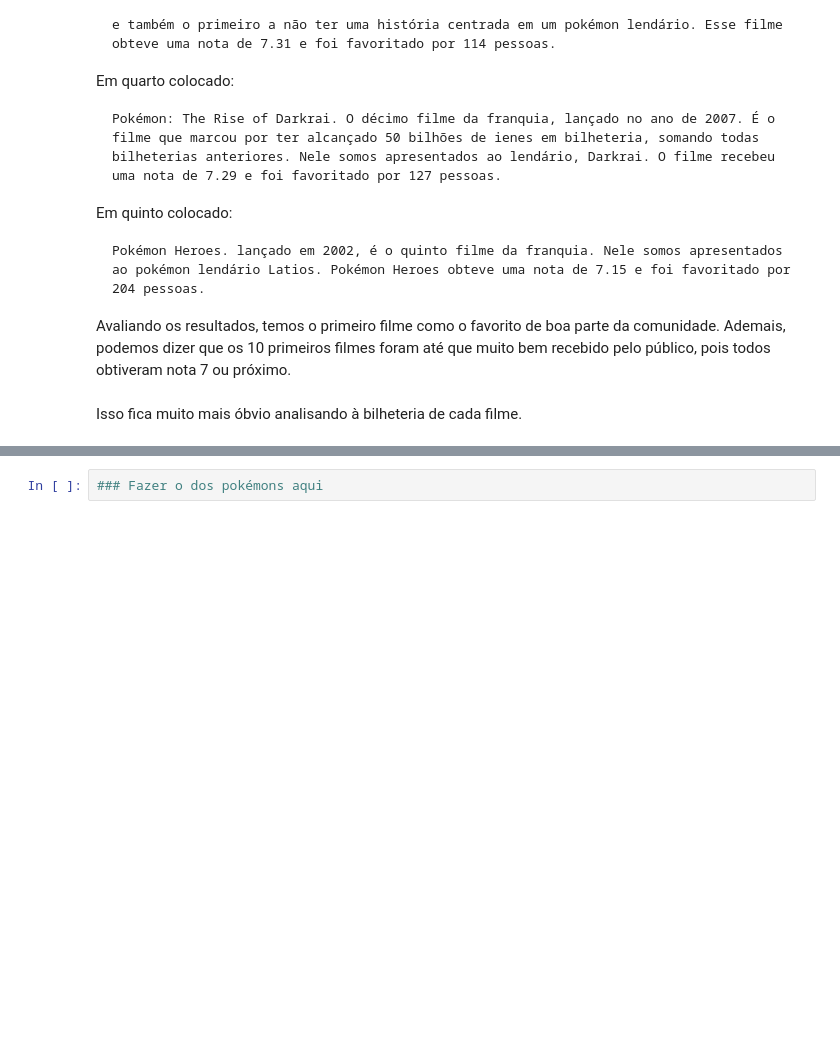
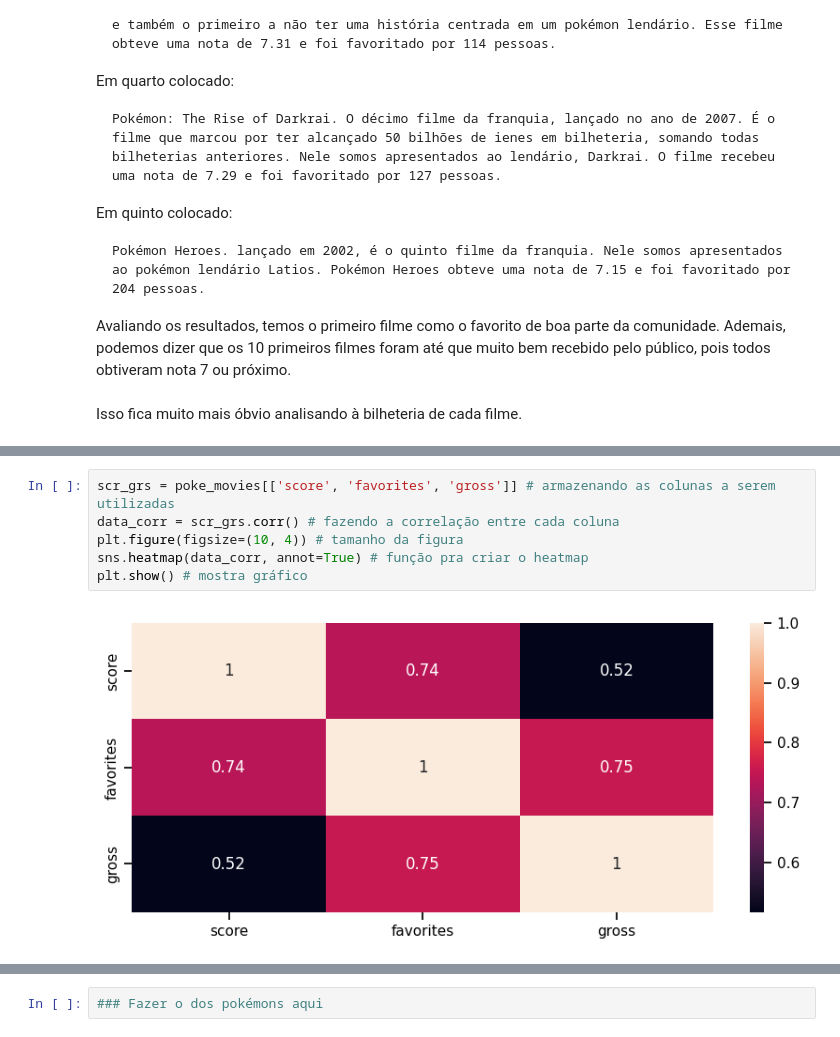
Before and after one commit to samu-3l/Projeto-ICD, a Jupyter notebook: Relatório - Projeto Pokémon.ipynb, the cells around one changed output, grey strips where cells are left out. Cells and saved outputs as stored; diff of their text form; blank space fills up the shorter version.

```diff
--- a/Relatório - Projeto Pokémon.ipynb
+++ b/Relatório - Projeto Pokémon.ipynb
@@ -245,0 +293,8 @@ poke_movies = animes_movies.sort_values(by='start_year', ascending=True)
+# %%
+scr_grs = poke_movies[['score', 'favorites', 'gross']] # armazenando as colunas a serem utilizadas
+data_corr = scr_grs.corr() # fazendo a correlação entre cada coluna
+plt.figure(figsize=(10, 4)) # tamanho da figura
+sns.heatmap(data_corr, annot=True) # função pra criar o heatmap
+plt.show() # mostra gráfico
+# %% [output]
+[figure, added]
```
Also changed, not shown: parts of 11 cells of this notebook.
